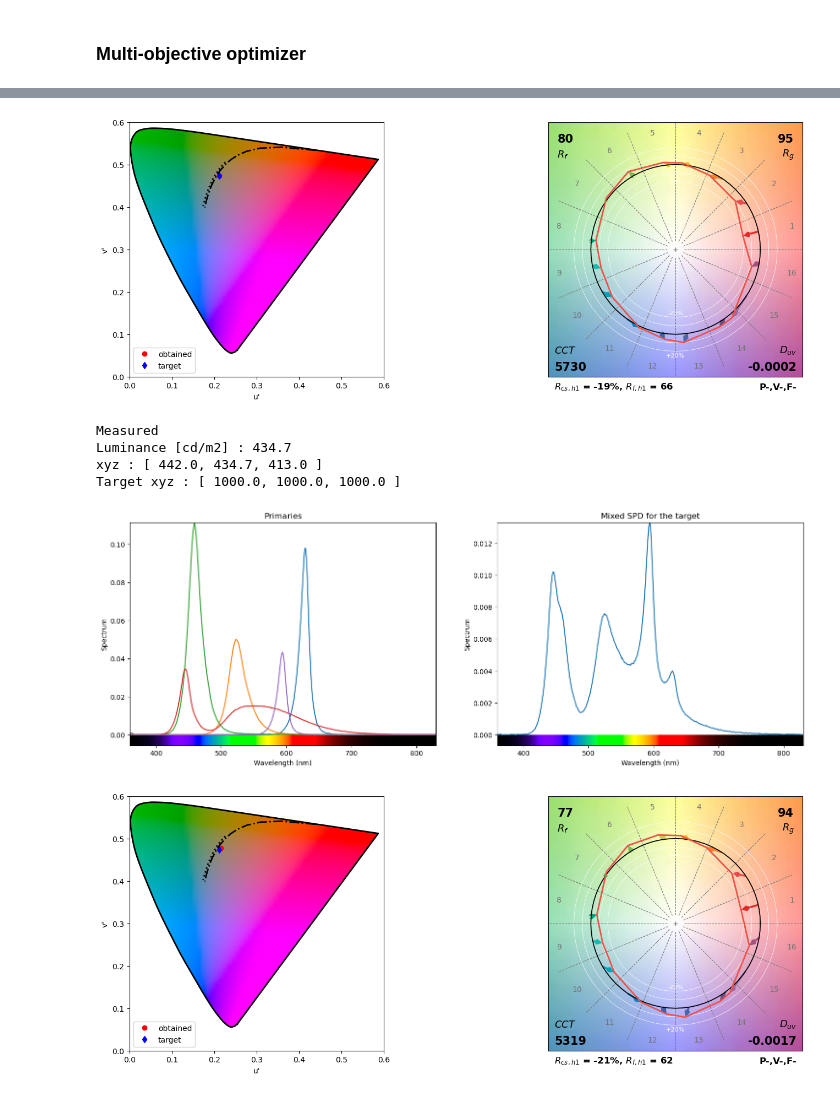
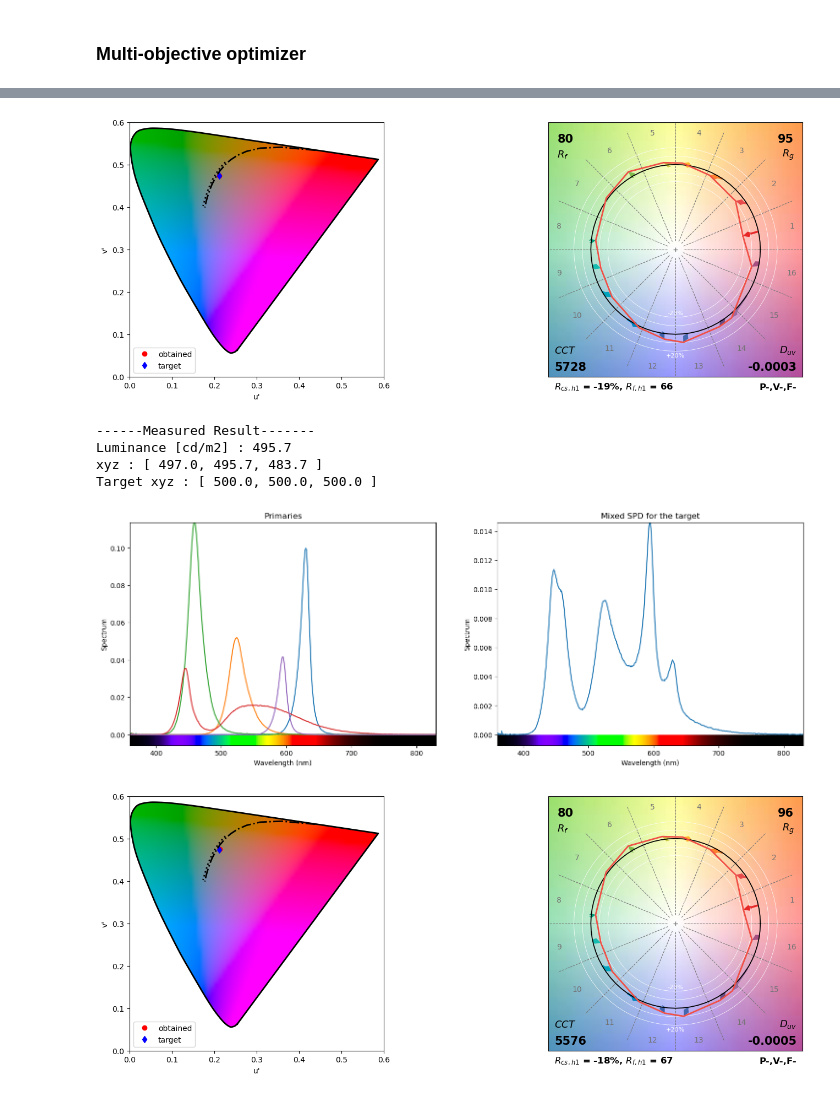
Before and after one commit to Amrit2608/Color_Science_Project, a Jupyter notebook: main.ipynb, the cells around one changed output, grey strips where cells are left out. Drawn from its saved outputs; the diff is of its cells as text; code cells hidden in the pictures.

```diff
--- a/main.ipynb
+++ b/main.ipynb
@@ -55,8 +60,8 @@ def calibrate(filename=None):
 
         channels = [1, 2, 3, 4, 5]
 
-        output_values = np.arange(0, 255, 10)
-        # output_values = np.concatenate([np.arange(0, 20, 2), np.arange(20, 255, 40)])
+        # output_values = np.arange(0, 255, 10)
+        output_values = np.concatenate([np.arange(0, 50, 5), np.arange(50, 255, 10)])
 
         if output_values[-1] < 255:  # make sure the last output is max.
             output_values = np.append(output_values, 255)
@@ -76,8 +81,8 @@ def calibrate(filename=None):
                 if dmx is not None:
                     dmx.set_channel(channel, v)
                     dmx.submit()
-                    time.sleep(0.2)
-                # Avoid to measure with 0 output because jeti can't be used in a dark room.
+                    time.sleep(0.2) # wait for changing settings
+                # Avoid to measure with 0 output value because JETI can't be used in a dark room.
                 if v <= 0:
                     measured_luminance.append(0)
                     measured_spd.append(None)
@@ -93,9 +98,9 @@ def calibrate(filename=None):
                 measured_spd[0][-1] = measured_spd[0][-1]*0
 
             print(measured_luminance)
-
             measured_spd_all.append(measured_spd)
             measured_luminance_all.append(measured_luminance)
+
         np.savez(filename, luminance=measured_luminance_all,
                 spd=measured_spd_all, output_values=output_values, channels=channels)
         return np.load(filename+'.npz')
@@ -106,9 +111,11 @@ Calculate output-value / output-luminance characteristic using poly fit function
 Show the graphs if specified (is_plot = True).
 # %%
 # f = 'output/data_20230324_163716.npz'
-f = 'output/data_20230420_104200.npz'
-is_plot = False
-# is_plot = True
+# f = 'output/data_20230420_104200.npz'
+f = None
+f = 'output/data_20230424_180235.npz'
+# is_plot = False
+is_plot = True
 data = calibrate(f)
 
 output_values = data['output_values']
@@ -120,7 +127,6 @@ labels = ['R', 'G', 'B', 'WH', 'A', 'UV']
 normL2output = []
 output2L = []
 
-
 for i, channel in enumerate(channels):
     luminance = np.asarray(measured_luminance_all[i])
     spd = measured_spd_all[i]
@@ -128,16 +134,16 @@ for i, channel in enumerate(channels):
     # normalized_luminance = (luminance-min(luminance)) / (max(luminance)-min(luminance))
     normalized_luminance = luminance / max(luminance)
 
-    z = np.polyfit(luminance, output_values,5)
-    z_norm = np.polyfit(normalized_luminance, output_values,5)
+    z = np.polyfit(luminance, output_values,6)
+    z_norm = np.polyfit(normalized_luminance, output_values,6)
+    z_inv = np.polyfit(output_values, luminance, 6)
 
     func = np.poly1d(z)
     func_norm = np.poly1d(z_norm)
+    func_inv = np.poly1d(z_inv)
+
     normL2output.append(func_norm)
-
-    z_output2L = np.polyfit(output_values, luminance, 5)
-    f_ = np.poly1d(z_output2L)
-    output2L.append(f_)
+    output2L.append(func_inv)
 
     if is_plot:
         plt.figure()
@@ -325,0 +339,4 @@ Target xyz : [ 500.0, 500.0, 500.0 ]
+# %%
+xyz_t = np.array([[100, 100, 100]])*5
+channels_idx = [0, 1, 2, 3, 4]
+color_mixing(xyz_t,  channels_idx)
@@ -386,7 +421,6 @@ def spectralOptimization(channels_idx, xyz_t=None, Rf_Rg=None, CCT_Duv=None, LER
     print('Output values of the light source:', output)
 
     def _result(spd):
-        # Check output agrees with target:
         xyz = lx.spd_to_xyz(S, relative=False, cieobs=cieobs)
         Yxy = lx.xyz_to_Yxy(xyz)
         cct, duv = lx.xyz_to_cct(xyz, cieobs=cieobs, out='cct,duv')
@@ -408,14 +442,17 @@ def spectralOptimization(channels_idx, xyz_t=None, Rf_Rg=None, CCT_Duv=None, LER
     evaluate(S, xyz_t)
 
     if dmx is not None:
-        print('Measured')
+        print('\n------Measured Result-------')
         spd_measured = measureSPD(channels_idx, output)
         showMixedSPD(spd_p, spd_measured)
         evaluate(spd_measured, xyz_t)
 
-xyz_t = np.array([[100, 100, 100]])*10
+xyz_t = np.array([[100, 100, 100]])*5
 channels_idx = [0, 1, 2, 3, 4]
 # spectralOptimization(xyz_t, channels_idx)
 # spectralOptimization(channels_idx, Rf_Rg=(80, 95))
-spectralOptimization(channels_idx, xyz_t=xyz_t, Rf_Rg=(80,95), method='particleswarm')
+spectralOptimization(channels_idx, xyz_t=xyz_t,
+                     Rf_Rg=(80, 95), method='particleswarm')
+# spectralOptimization(channels_idx, xyz_t=xyz_t,
+#                      Rf_Rg=(80, 95), method='Nelder-Mead')
 # %% [output]
@@ -437,9 +474,9 @@ Target xyz : [ 1000.0, 1000.0, 1000.0 ]
 [figure]
-Measured
-Luminance [cd/m2] : 434.7
-xyz : [ 442.0, 434.7, 413.0 ]
-Target xyz : [ 1000.0, 1000.0, 1000.0 ]
+------Measured Result-------
+Luminance [cd/m2] : 495.7
+xyz : [ 497.0, 495.7, 483.7 ]
+Target xyz : [ 500.0, 500.0, 500.0 ]
-[figure, old version]
+[figure, new version]
 [figure]
 # %%
 if dmx is not None:
```
Also changed, not shown: parts of 8 cells of this notebook, 19 other files.
